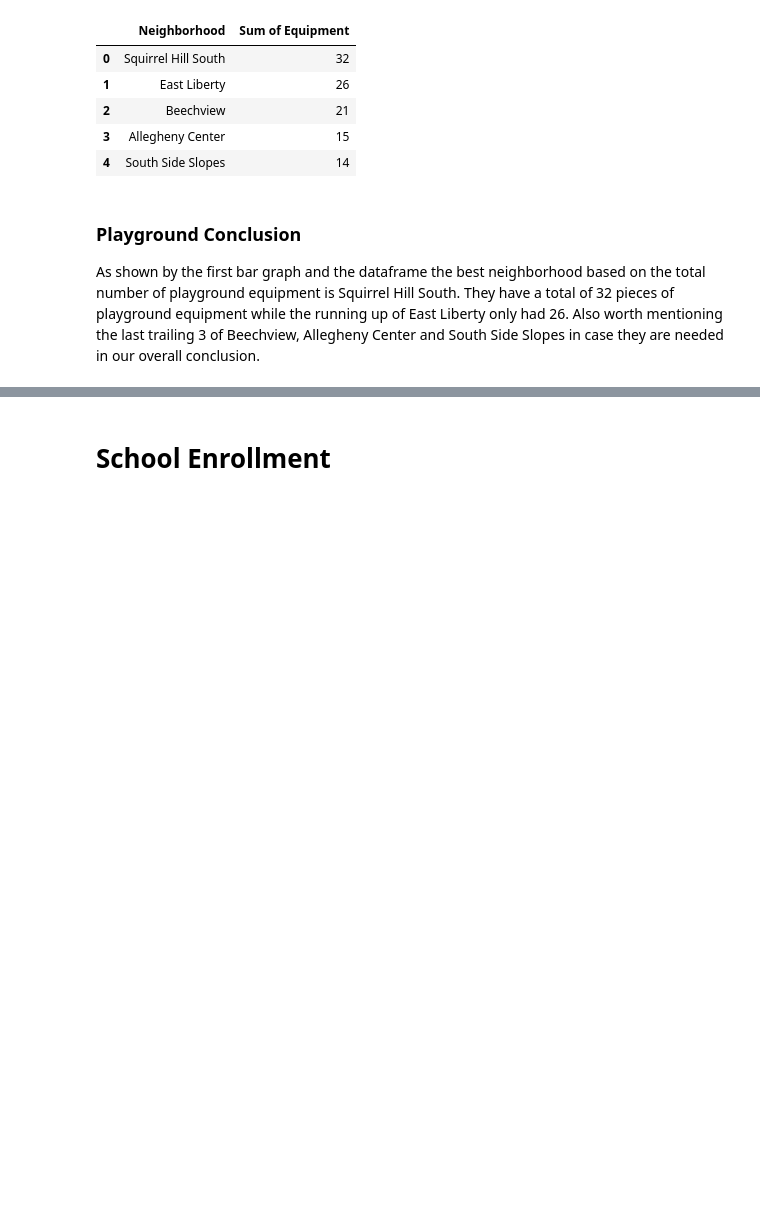
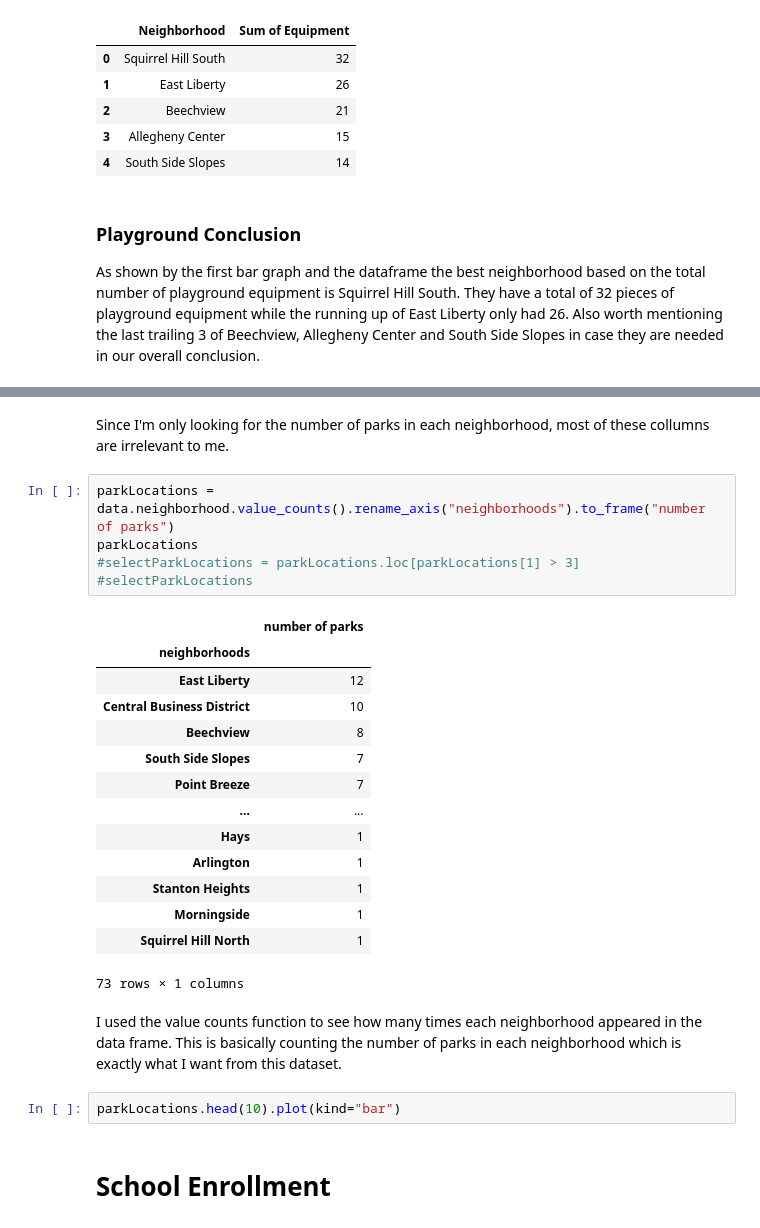
Before and after one commit to ndb63/BigIdeasFinal, a Jupyter notebook: BigIdeasFinal.ipynb, the cells around one changed output, grey strips where cells are left out. Saved outputs shown, nothing was run; the diff lists cells and outputs as text; blank space fills up the shorter version.

```diff
--- a/BigIdeasFinal.ipynb
+++ b/BigIdeasFinal.ipynb
@@ -137,3 +149,29 @@ As shown by the first bar graph and the dataframe the best neighborhood based on
+# %% [markdown]
+Since I'm only looking for the number of parks in each neighborhood, most of these collumns are irrelevant to me.
+# %%
+parkLocations = data.neighborhood.value_counts().rename_axis("neighborhoods").to_frame("number of parks")
+parkLocations
+#selectParkLocations = parkLocations.loc[parkLocations[1] > 3]
+#selectParkLocations
+# %% [output]
+|  | number of parks |
+| neighborhoods |  |
+| East Liberty | 12 |
+| Central Business District | 10 |
+| Beechview | 8 |
+| South Side Slopes | 7 |
+| Point Breeze | 7 |
+| ... | ... |
+| Hays | 1 |
+| Arlington | 1 |
+| Stanton Heights | 1 |
+| Morningside | 1 |
+| Squirrel Hill North | 1 |
+73 rows × 1 columns
+# %% [markdown]
+I used the value counts function to see how many times each neighborhood appeared in the data frame. This is basically counting the number of parks in each neighborhood which is exactly what I want from this dataset.
+# %%
+parkLocations.head(10).plot(kind="bar")
 # %% [markdown]
 # School Enrollment
 # %% [markdown]
```
Also changed, not shown: parts of 3 cells of this notebook.
